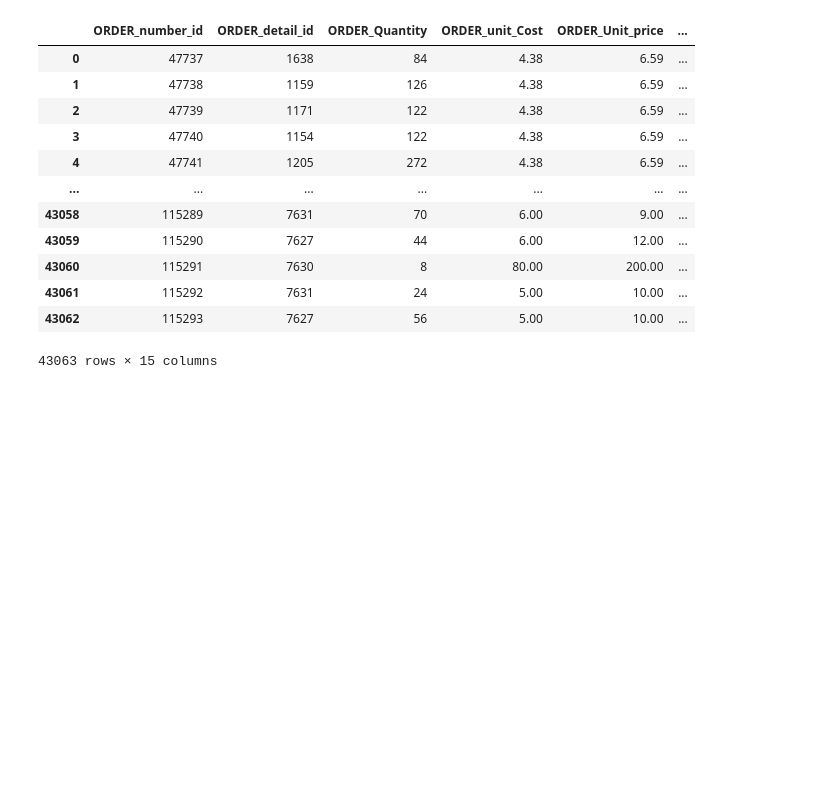
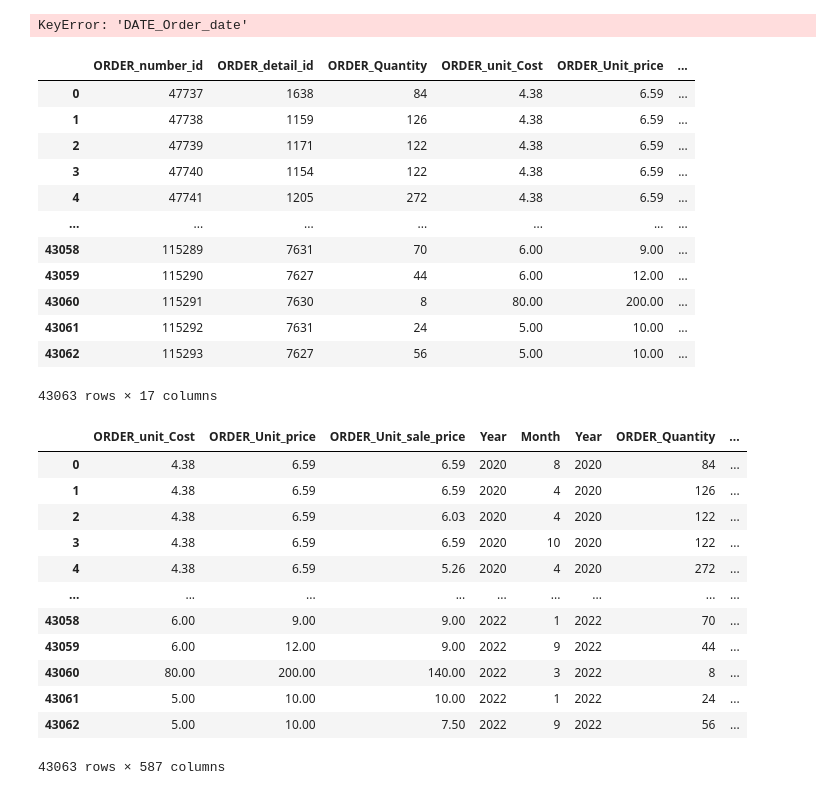
Before and after one commit to troykort/DaD, a Jupyter notebook: Practicum_8.1/Reg_model.ipynb, the cells around one changed output. Saved outputs shown, nothing was run; the diff lists cells and outputs as text; code cells hidden in the pictures; blank space fills up the shorter version.

```diff
--- a/Practicum_8.1/Reg_model.ipynb
+++ b/Practicum_8.1/Reg_model.ipynb
@@ -29,6 +25,14 @@ query = "SELECT * FROM ORDERR"
 order = pd.read_sql_query(query, conn)
 
 conn.close()
+# %%
+order['DATE_Order_date'] = pd.to_datetime(order['DATE_Order_date'])
+order['Year'] = order['DATE_Order_date'].dt.year
+order['Month'] = order['DATE_Order_date'].dt.month
+order['Day'] = order['DATE_Order_date'].dt.day
+order = order.drop('DATE_Order_date', axis=1)
+# %% [output]
+KeyError: 'DATE_Order_date'
 # %%
 order
 # %% [output]
@@ -44,4 +48,22 @@ order
 | 43060 | 115291 | 7630 | 8 | 80.00 | 200.00 | ... |
 | 43061 | 115292 | 7631 | 24 | 5.00 | 10.00 | ... |
 | 43062 | 115293 | 7627 | 56 | 5.00 | 10.00 | ... |
-43063 rows × 15 columns
+43063 rows × 17 columns
+# %%
+order_dummy = order[['ORDER_unit_Cost', 'ORDER_Unit_price', 'ORDER_Unit_sale_price', 'PRODUCT_number', 'RETAILER_SITE_id', 'SALES_STAFF_id', 'Year','Month','Year', 'ORDER_Quantity']]
+df_encoded = pd.get_dummies(order_dummy, columns=['PRODUCT_number', 'RETAILER_SITE_id', 'SALES_STAFF_id'], drop_first=True)
+df_encoded
+# %% [output]
+|  | ORDER_unit_Cost | ORDER_Unit_price | ORDER_Unit_sale_price | Year | Month | Year | ORDER_Quantity | ... |
+| 0 | 4.38 | 6.59 | 6.59 | 2020 | 8 | 2020 | 84 | ... |
+| 1 | 4.38 | 6.59 | 6.59 | 2020 | 4 | 2020 | 126 | ... |
+| 2 | 4.38 | 6.59 | 6.03 | 2020 | 4 | 2020 | 122 | ... |
+| 3 | 4.38 | 6.59 | 6.59 | 2020 | 10 | 2020 | 122 | ... |
+| 4 | 4.38 | 6.59 | 5.26 | 2020 | 4 | 2020 | 272 | ... |
+| ... | ... | ... | ... | ... | ... | ... | ... | ... |
+| 43058 | 6.00 | 9.00 | 9.00 | 2022 | 1 | 2022 | 70 | ... |
+| 43059 | 6.00 | 12.00 | 9.00 | 2022 | 9 | 2022 | 44 | ... |
+| 43060 | 80.00 | 200.00 | 140.00 | 2022 | 3 | 2022 | 8 | ... |
+| 43061 | 5.00 | 10.00 | 10.00 | 2022 | 1 | 2022 | 24 | ... |
+| 43062 | 5.00 | 10.00 | 7.50 | 2022 | 9 | 2022 | 56 | ... |
+43063 rows × 587 columns
```
Also changed, not shown: parts of 8 cells of this notebook, 1 other file.
